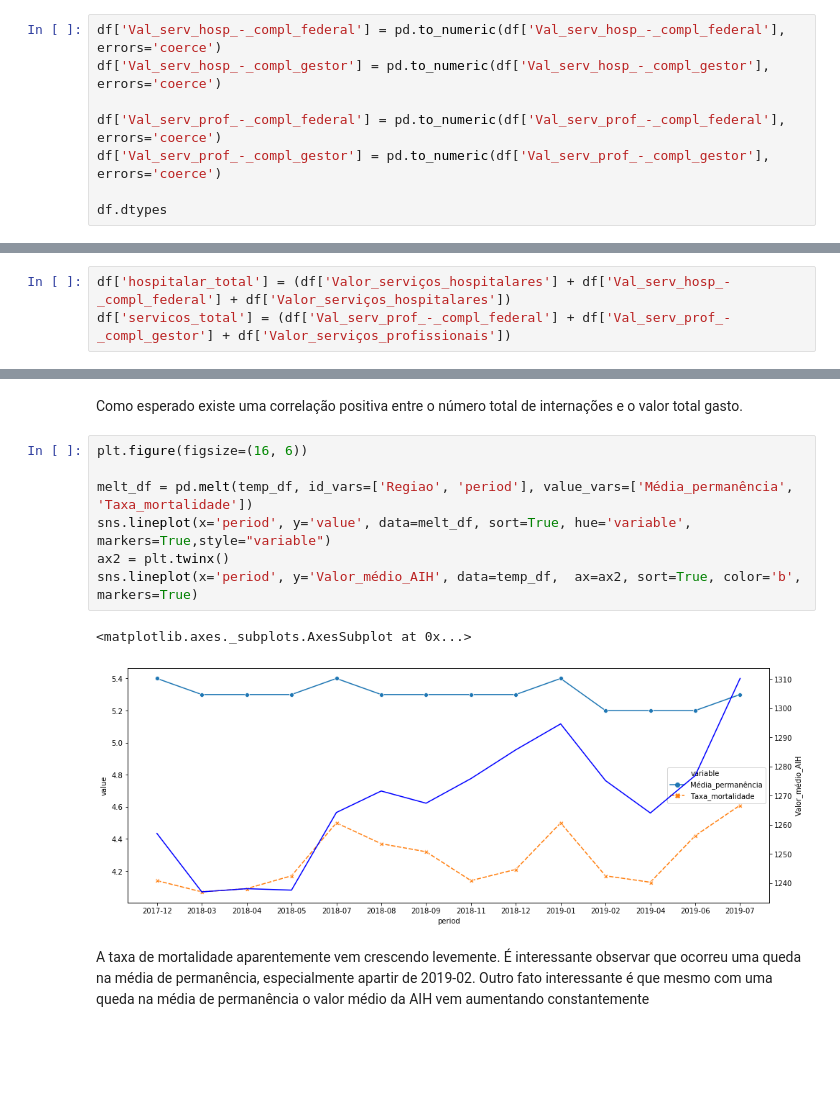
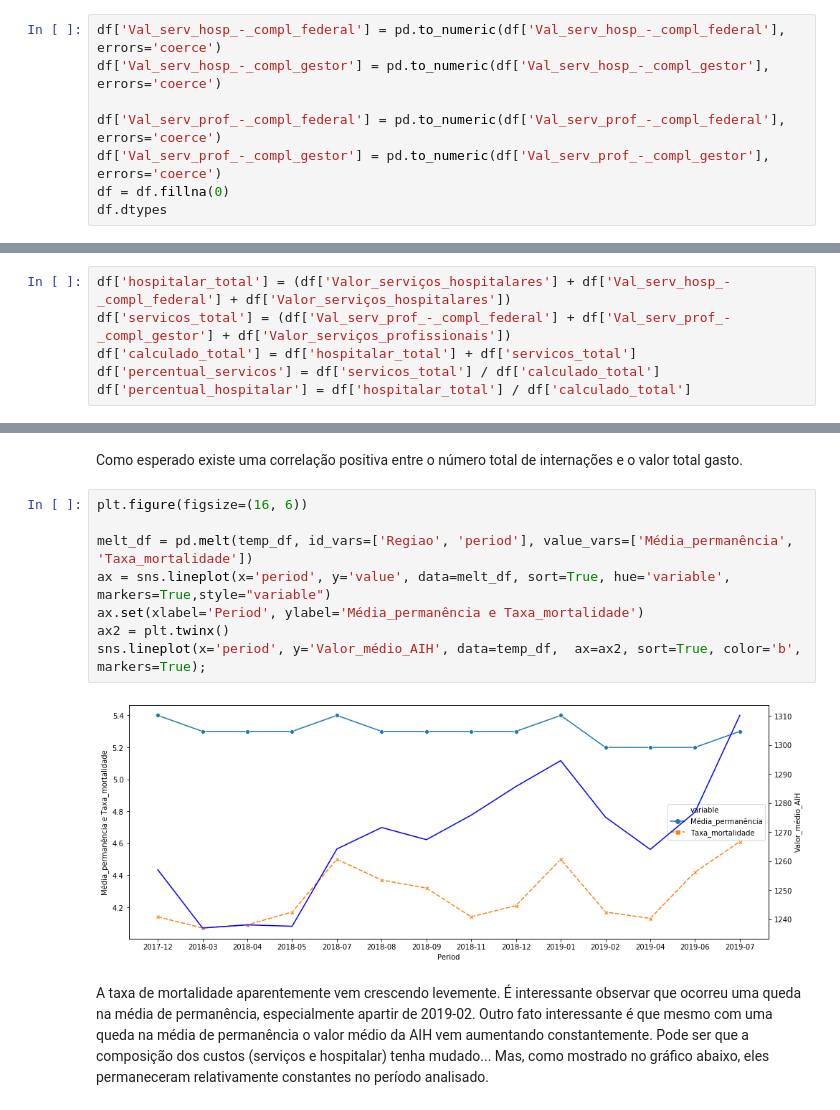
Before and after one commit to leshiota/case_sulamerica, a Jupyter notebook: notebooks/analise.ipynb, the cells around one changed output, grey strips where cells are left out. Saved outputs shown, nothing was run; the diff lists cells and outputs as text; blank space fills up the shorter version.

```diff
--- a/notebooks/analise.ipynb
+++ b/notebooks/analise.ipynb
@@ -55,7 +57,7 @@ df['Val_serv_hosp_-_compl_gestor'] = pd.to_numeric(df['Val_serv_hosp_-_compl_ges
 
 df['Val_serv_prof_-_compl_federal'] = pd.to_numeric(df['Val_serv_prof_-_compl_federal'], errors='coerce')
 df['Val_serv_prof_-_compl_gestor'] = pd.to_numeric(df['Val_serv_prof_-_compl_gestor'], errors='coerce')
-
+df = df.fillna(0)
 df.dtypes
 # %% [output]
 Região/Unidade da Federação       object
@@ -81,6 +80,9 @@ dtype: object
 # %%
 df['hospitalar_total'] = (df['Valor_serviços_hospitalares'] + df['Val_serv_hosp_-_compl_federal'] + df['Valor_serviços_hospitalares'])
 df['servicos_total'] = (df['Val_serv_prof_-_compl_federal'] + df['Val_serv_prof_-_compl_gestor'] + df['Valor_serviços_profissionais'])
+df['calculado_total'] = df['hospitalar_total'] + df['servicos_total']
+df['percentual_servicos'] = df['servicos_total'] / df['calculado_total']
+df['percentual_hospitalar'] = df['hospitalar_total'] / df['calculado_total']
 # %% [markdown]
 # EDA
 
@@ -142,12 +143,12 @@ Como esperado existe uma correlação positiva entre o número total de interna
 # %%
 plt.figure(figsize=(16, 6))
 
 melt_df = pd.melt(temp_df, id_vars=['Regiao', 'period'], value_vars=['Média_permanência', 'Taxa_mortalidade'])
-sns.lineplot(x='period', y='value', data=melt_df, sort=True, hue='variable', markers=True,style="variable")
+ax = sns.lineplot(x='period', y='value', data=melt_df, sort=True, hue='variable', markers=True,style="variable")
+ax.set(xlabel='Period', ylabel='Média_permanência e Taxa_mortalidade')
 ax2 = plt.twinx()
-sns.lineplot(x='period', y='Valor_médio_AIH', data=temp_df,  ax=ax2, sort=True, color='b', markers=True)
+sns.lineplot(x='period', y='Valor_médio_AIH', data=temp_df,  ax=ax2, sort=True, color='b', markers=True);
 # %% [output]
-<matplotlib.axes._subplots.AxesSubplot at 0x...>
-[figure, old version]
+[figure, new version]
 # %% [markdown]
-A taxa de mortalidade aparentemente vem crescendo levemente. É interessante observar que ocorreu uma queda na média de permanência, especialmente apartir de 2019-02. Outro fato interessante é que mesmo com uma queda na média de permanência o valor médio da AIH vem aumentando constantemente
+A taxa de mortalidade aparentemente vem crescendo levemente. É interessante observar que ocorreu uma queda na média de permanência, especialmente apartir de 2019-02. Outro fato interessante é que mesmo com uma queda na média de permanência o valor médio da AIH vem aumentando constantemente. Pode ser que a composição dos custos (serviços e hospitalar) tenha mudado... Mas, como mostrado no gráfico abaixo, eles permaneceram relativamente constantes no período analisado.
```
Also changed, not shown: parts of 12 cells of this notebook, 3 other files.
